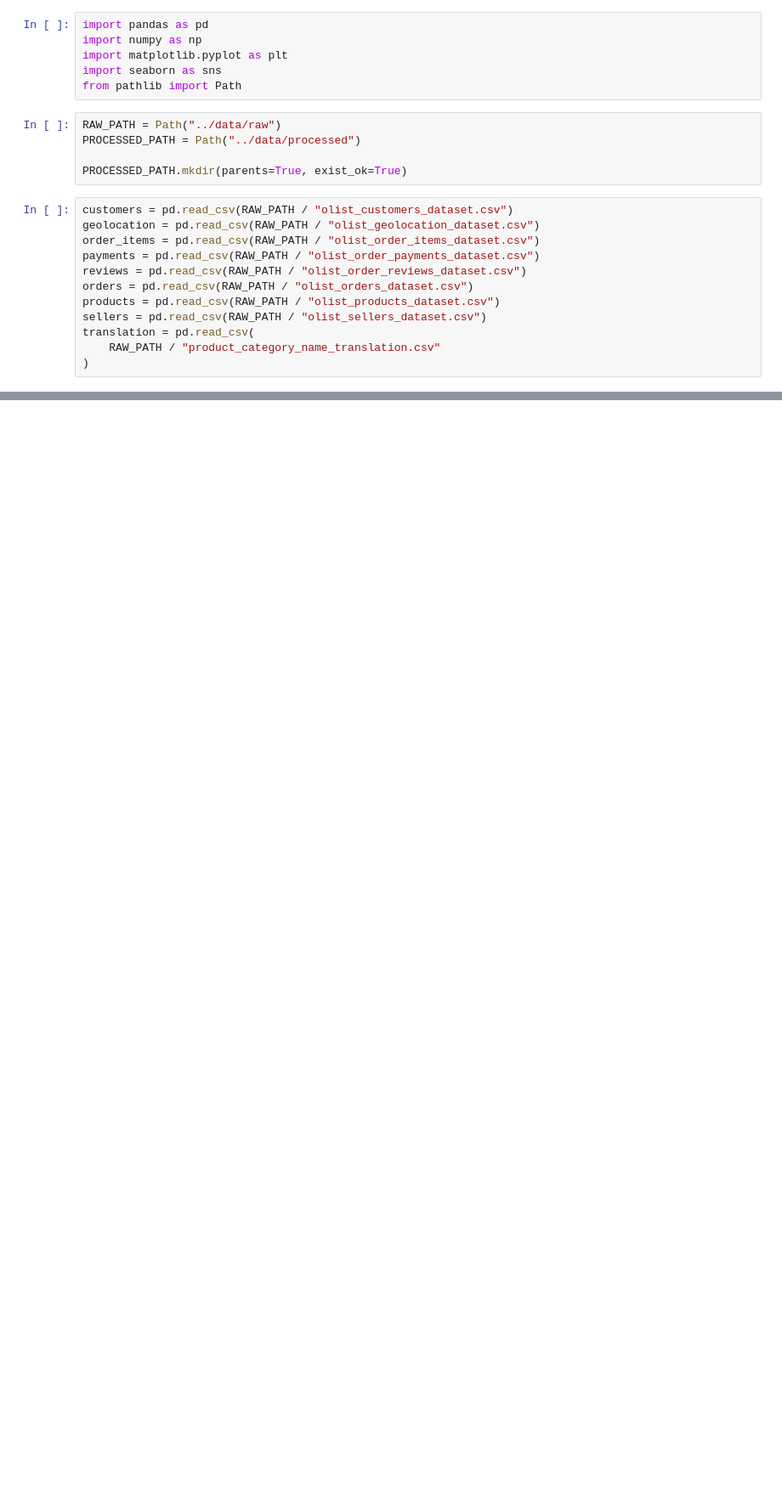
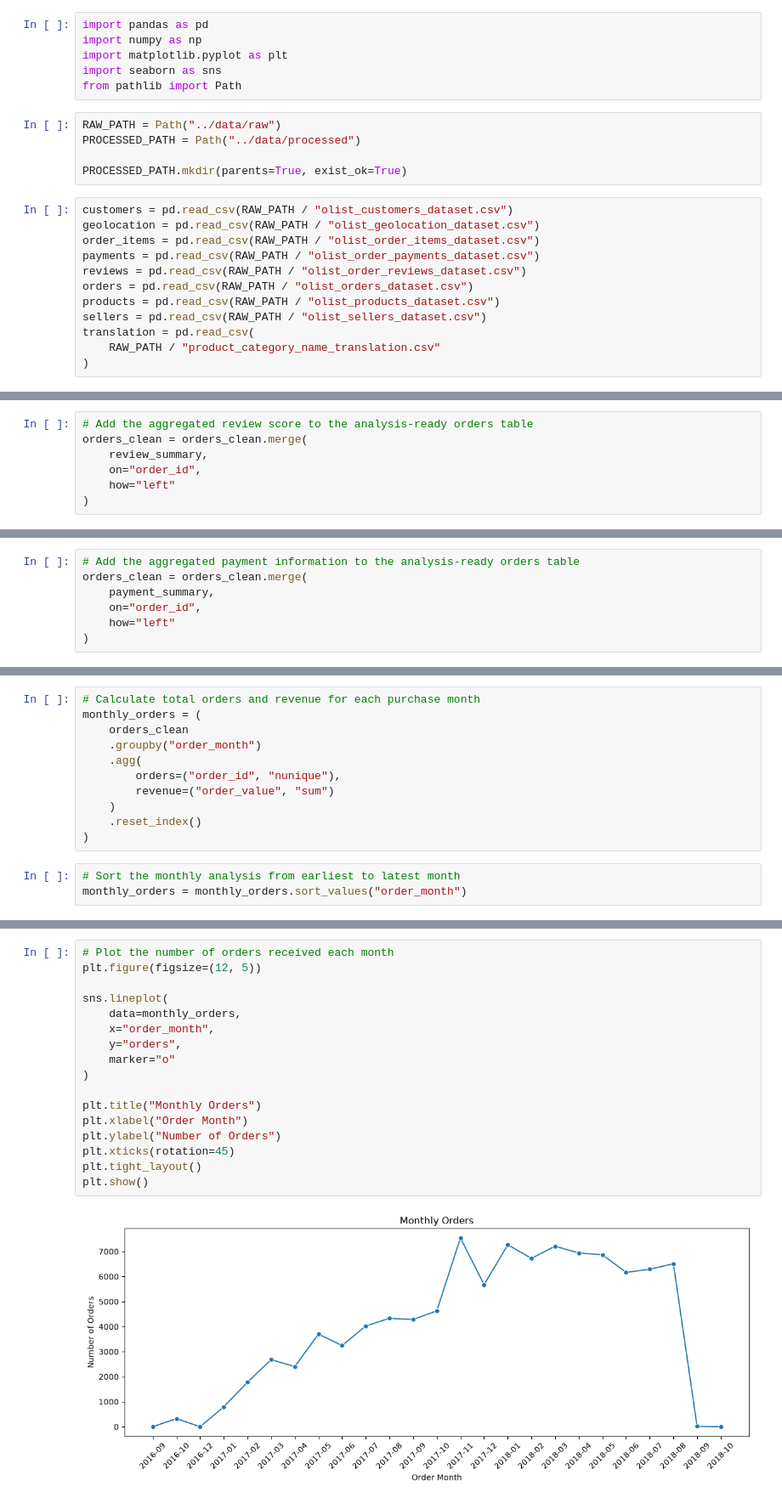
Before and after one commit to Mukul9560/Ecommerce-Business-Intelligence, a Jupyter notebook: notebooks/2.Cleaning_EDA.ipynb, the cells around one changed output, grey strips where cells are left out. Shown at 85% size. Drawn from its saved outputs; the diff is of its cells as text; blank space fills up the shorter version.

Commit message:
Complete Phase 3 data cleaning and EDA

```diff
--- a/notebooks/2.Cleaning_EDA.ipynb
+++ b/notebooks/2.Cleaning_EDA.ipynb
@@ -52,0 +426,7 @@ translation     Rows: 71 | Columns: 2
+# %%
+# Add the aggregated review score to the analysis-ready orders table
+orders_clean = orders_clean.merge(
+    review_summary,
+    on="order_id",
+    how="left"
+)
@@ -52,0 +463,7 @@ translation     Rows: 71 | Columns: 2
+# %%
+# Add the aggregated payment information to the analysis-ready orders table
+orders_clean = orders_clean.merge(
+    payment_summary,
+    on="order_id",
+    how="left"
+)
@@ -52,0 +772,14 @@ translation     Rows: 71 | Columns: 2
+# %%
+# Calculate total orders and revenue for each purchase month
+monthly_orders = (
+    orders_clean
+    .groupby("order_month")
+    .agg(
+        orders=("order_id", "nunique"),
+        revenue=("order_value", "sum")
+    )
+    .reset_index()
+)
+# %%
+# Sort the monthly analysis from earliest to latest month
+monthly_orders = monthly_orders.sort_values("order_month")
@@ -52,0 +850,19 @@ translation     Rows: 71 | Columns: 2
+# %%
+# Plot the number of orders received each month
+plt.figure(figsize=(12, 5))
+
+sns.lineplot(
+    data=monthly_orders,
+    x="order_month",
+    y="orders",
+    marker="o"
+)
+
+plt.title("Monthly Orders")
+plt.xlabel("Order Month")
+plt.ylabel("Number of Orders")
+plt.xticks(rotation=45)
+plt.tight_layout()
+plt.show()
+# %% [output]
+[figure, added]
```
Also changed, not shown: parts of 98 cells of this notebook, 7 other files.
